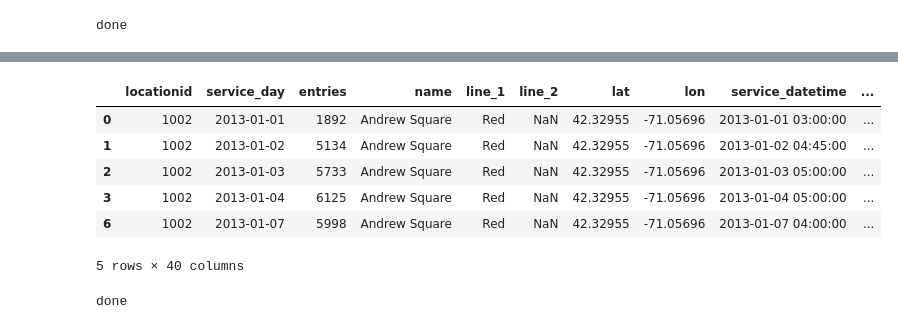
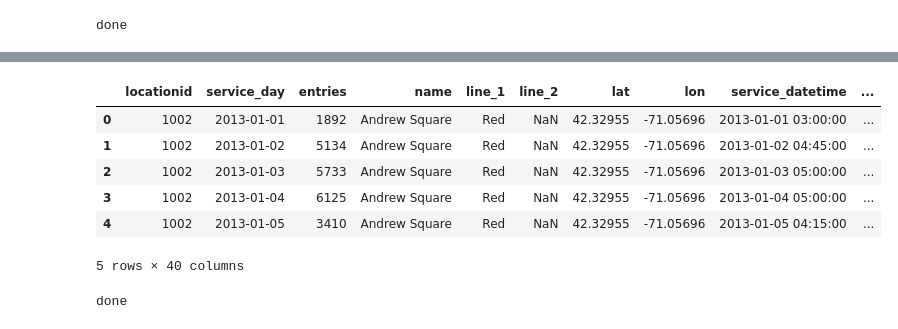
Before and after one commit to azampagl/harvard-capstone, a Jupyter notebook: src/prediction/daily_t_station/EntriesByDayWrangle.ipynb, the cells around one changed output, grey strips where cells are left out. Saved outputs shown, nothing was run; the diff lists cells and outputs as text; code cells hidden in the pictures.

```diff
--- a/src/prediction/daily_t_station/EntriesByDayWrangle.ipynb
+++ b/src/prediction/daily_t_station/EntriesByDayWrangle.ipynb
@@ -93,3 +77,6 @@ data.to_csv("mbta_daily_checkpoint01.csv", index=False)
 print("done")
 # %% [output]
 done
+# %%
+data = pd.read_csv("mbta_daily_checkpoint01.csv", low_memory=False)
+data.head()
@@ -96,16 +91,16 @@ done
 # %%
 data = features.entries.init(data)
-data = features.entries.add_previous_week(data, weeks_ago=1)
-data = features.entries.add_previous_week(data, weeks_ago=2)
-data = features.entries.add_previous_week(data, weeks_ago=3)
+data = features.entries.add_previous_week(data, weeks_ago=1, day_col='service_day')
+data = features.entries.add_previous_week(data, weeks_ago=2, day_col='service_day')
+data = features.entries.add_previous_week(data, weeks_ago=3, day_col='service_day')
 data.head()
 # %% [output]
 |  | locationid | service_day | entries | name | line_1 | line_2 | lat | lon | service_datetime | ... |
 | 0 | 1002 | 2013-01-01 | 1892 | Andrew Square | Red | NaN | 42.32955 | -71.05696 | 2013-01-01 03:00:00 | ... |
 | 1 | 1002 | 2013-01-02 | 5134 | Andrew Square | Red | NaN | 42.32955 | -71.05696 | 2013-01-02 04:45:00 | ... |
 | 2 | 1002 | 2013-01-03 | 5733 | Andrew Square | Red | NaN | 42.32955 | -71.05696 | 2013-01-03 05:00:00 | ... |
 | 3 | 1002 | 2013-01-04 | 6125 | Andrew Square | Red | NaN | 42.32955 | -71.05696 | 2013-01-04 05:00:00 | ... |
-| 6 | 1002 | 2013-01-07 | 5998 | Andrew Square | Red | NaN | 42.32955 | -71.05696 | 2013-01-07 04:00:00 | ... |
+| 4 | 1002 | 2013-01-05 | 3410 | Andrew Square | Red | NaN | 42.32955 | -71.05696 | 2013-01-05 04:15:00 | ... |
 5 rows × 40 columns
 # %%
 data.to_csv("mbta_daily_checkpoint02.csv", index=False)
```
Also changed, not shown: parts of 17 cells of this notebook, 1 other file.
